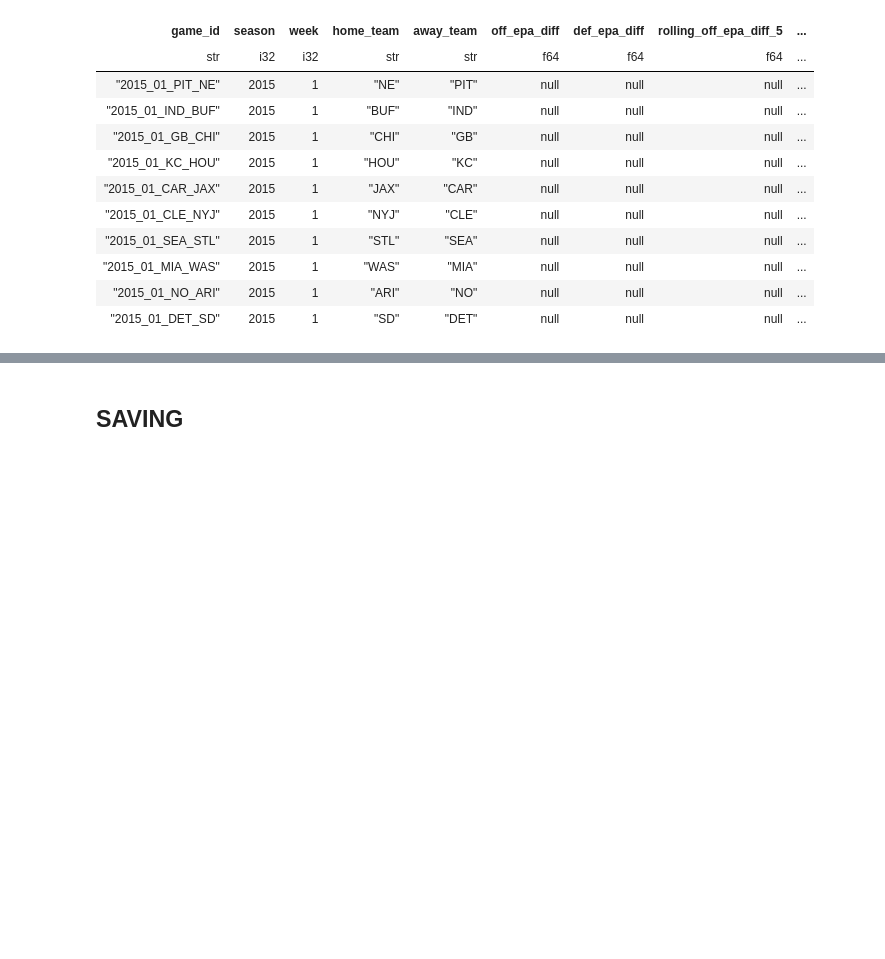
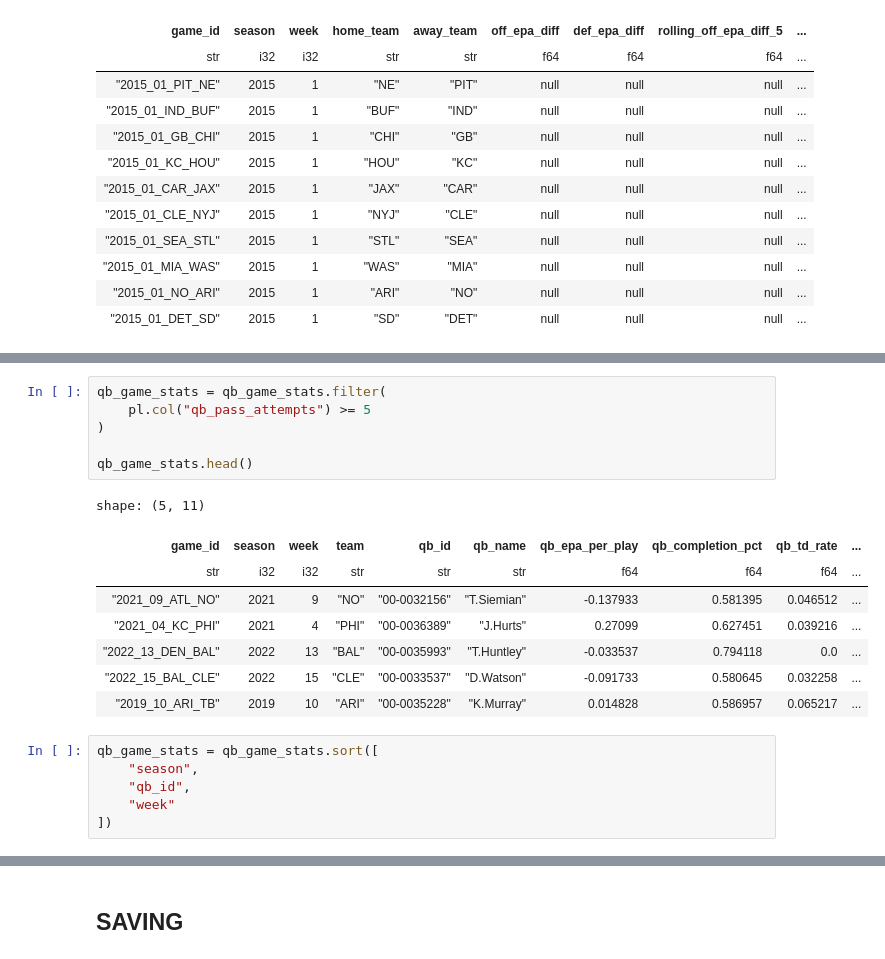
Before and after one commit to Joaquin2108/NFL-GamePredictor, a Jupyter notebook: Notebooks/feature-engineering.ipynb, the cells around one changed output, grey strips where cells are left out. Drawn from its saved outputs; the diff is of its cells as text; blank space fills up the shorter version.

```diff
--- a/Notebooks/feature-engineering.ipynb
+++ b/Notebooks/feature-engineering.ipynb
@@ -847,0 +925,21 @@ shape: (10, 11)
+# %%
+qb_game_stats = qb_game_stats.filter(
+    pl.col("qb_pass_attempts") >= 5
+)
+
+qb_game_stats.head()
+# %% [output]
+shape: (5, 11)
+| game_id | season | week | team | qb_id | qb_name | qb_epa_per_play | qb_completion_pct | qb_td_rate | ... |
+| str | i32 | i32 | str | str | str | f64 | f64 | f64 | ... |
+| "2021_09_ATL_NO" | 2021 | 9 | "NO" | "00-0032156" | "T.Siemian" | -0.137933 | 0.581395 | 0.046512 | ... |
+| "2021_04_KC_PHI" | 2021 | 4 | "PHI" | "00-0036389" | "J.Hurts" | 0.27099 | 0.627451 | 0.039216 | ... |
+| "2022_13_DEN_BAL" | 2022 | 13 | "BAL" | "00-0035993" | "T.Huntley" | -0.033537 | 0.794118 | 0.0 | ... |
+| "2022_15_BAL_CLE" | 2022 | 15 | "CLE" | "00-0033537" | "D.Watson" | -0.091733 | 0.580645 | 0.032258 | ... |
+| "2019_10_ARI_TB" | 2019 | 10 | "ARI" | "00-0035228" | "K.Murray" | 0.014828 | 0.586957 | 0.065217 | ... |
+# %%
+qb_game_stats = qb_game_stats.sort([
+    "season",
+    "qb_id",
+    "week"
+])
```
Also changed, not shown: parts of 8 cells of this notebook, 1 other file.
